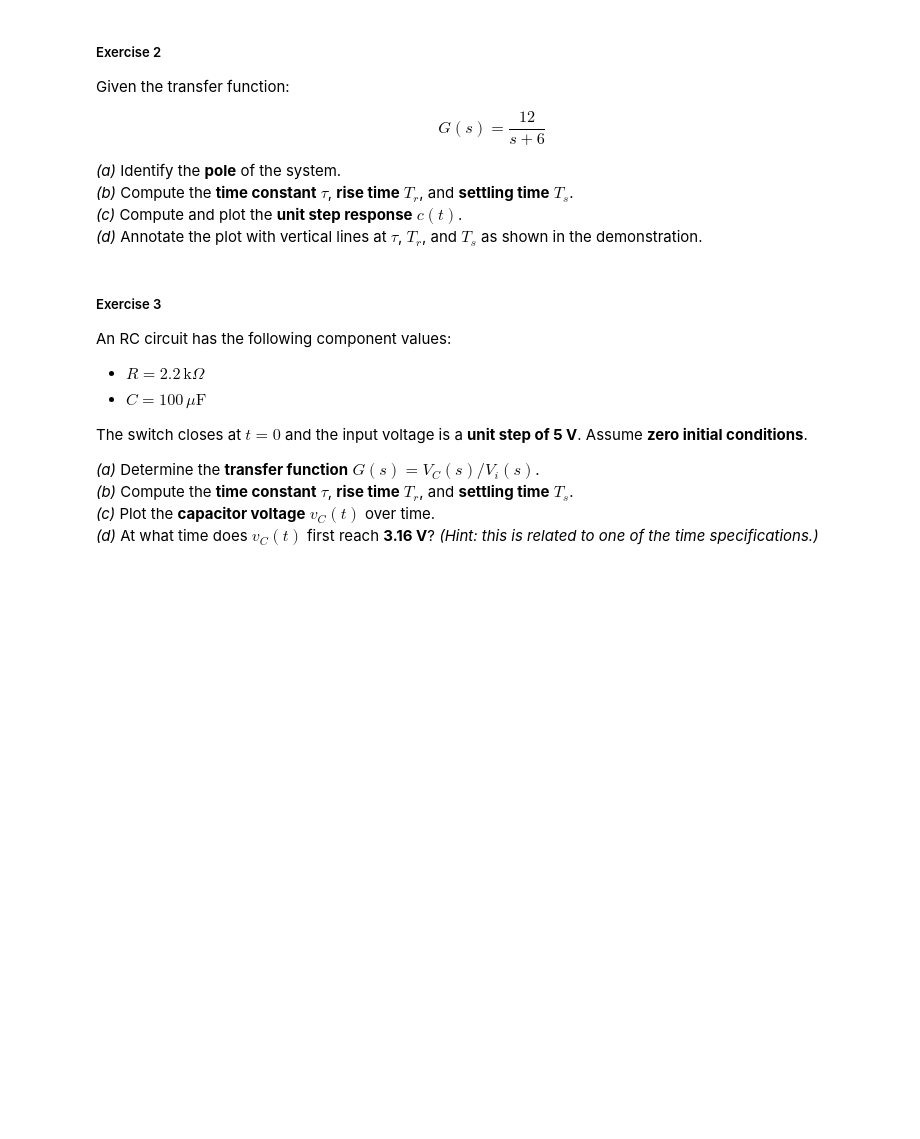
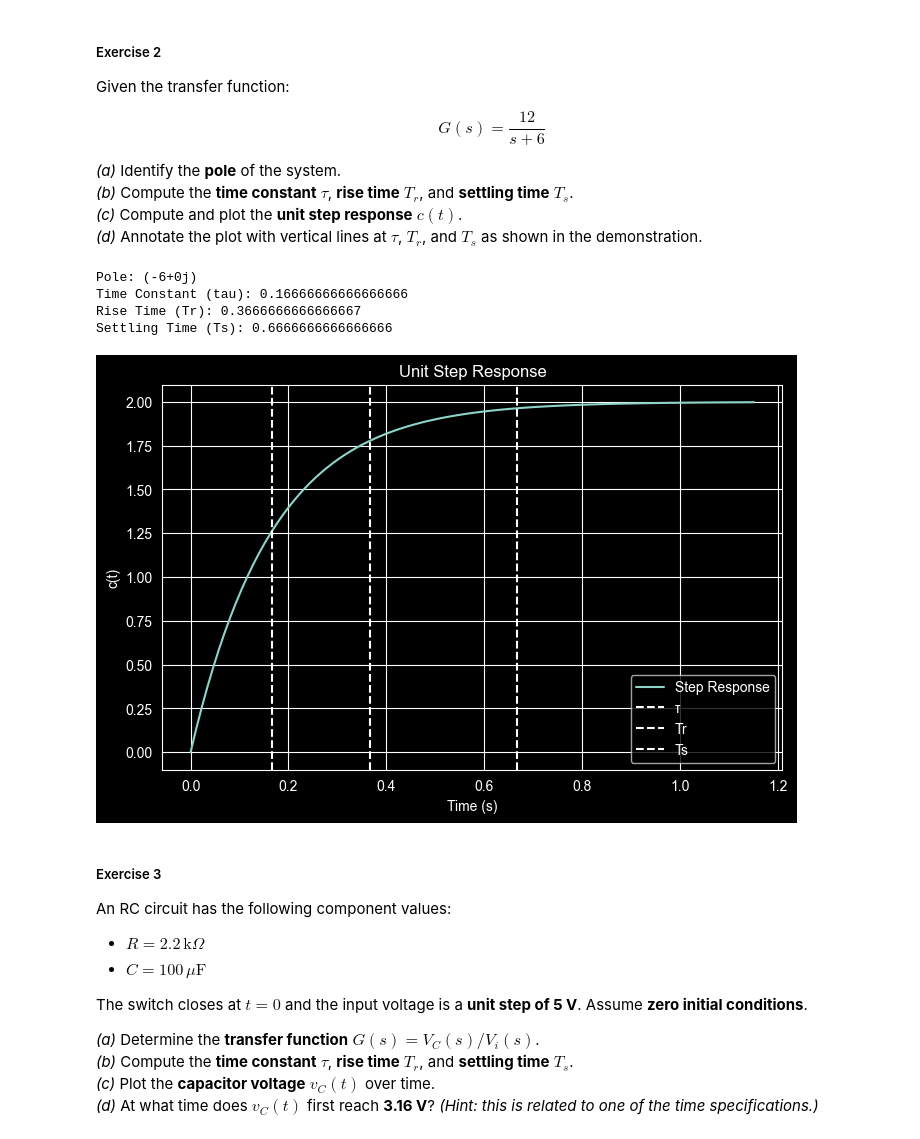
Before and after one commit to Gardner-College/control-system-cpe2a, a Jupyter notebook: 1st-order-system/gelo267/005_Time_Response_First_Order.ipynb, the cells around one changed output. Cells and saved outputs as stored; diff of their text form; code cells hidden in the pictures; blank space fills up the shorter version.

```diff
--- a/1st-order-system/gelo267/005_Time_Response_First_Order.ipynb
+++ b/1st-order-system/gelo267/005_Time_Response_First_Order.ipynb
@@ -369,6 +406,47 @@ $$G(s) = \frac{12}{s + 6}$$
 *(d)* Annotate the plot with vertical lines at $\tau$, $T_r$, and $T_s$ as shown in the demonstration.
 # %%
 # Exercise 2 — your code here
+import control as ctrl
+import matplotlib.pyplot as plt
+
+# Transfer Function
+G = ctrl.TransferFunction([12], [1, 6])
+
+# (a) Pole
+pole = ctrl.poles(G)[0]
+print("Pole:", pole)
+
+# (b) Time Parameters
+tau = -1 / pole.real
+Tr = 2.2 * tau
+Ts = 4 * tau
+
+print("Time Constant (tau):", tau)
+print("Rise Time (Tr):", Tr)
+print("Settling Time (Ts):", Ts)
+
+# (c) Step Response
+t, y = ctrl.step_response(G)
+
+# (d) Plot with annotations
+plt.figure(figsize=(8,5))
+plt.plot(t, y, label="Step Response")
+plt.axvline(tau, linestyle="--", label="τ")
+plt.axvline(Tr, linestyle="--", label="Tr")
+plt.axvline(Ts, linestyle="--", label="Ts")
+
+plt.title("Unit Step Response")
+plt.xlabel("Time (s)")
+plt.ylabel("c(t)")
+plt.grid(True)
+plt.legend()
+plt.show()
+# %% [output]
+Pole: (-6+0j)
+Time Constant (tau): 0.16666666666666666
+Rise Time (Tr): 0.3666666666666667
+Settling Time (Ts): 0.6666666666666666
+[figure, added]
 # %% [markdown]
 ##### Exercise 3
 
```
Also changed, not shown: parts of 3 cells of this notebook, 1 other file.
